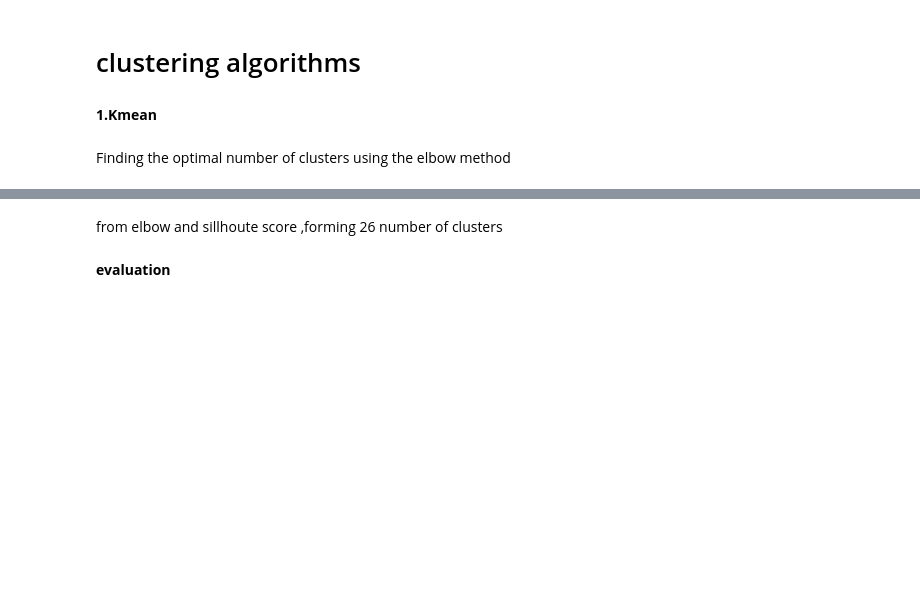
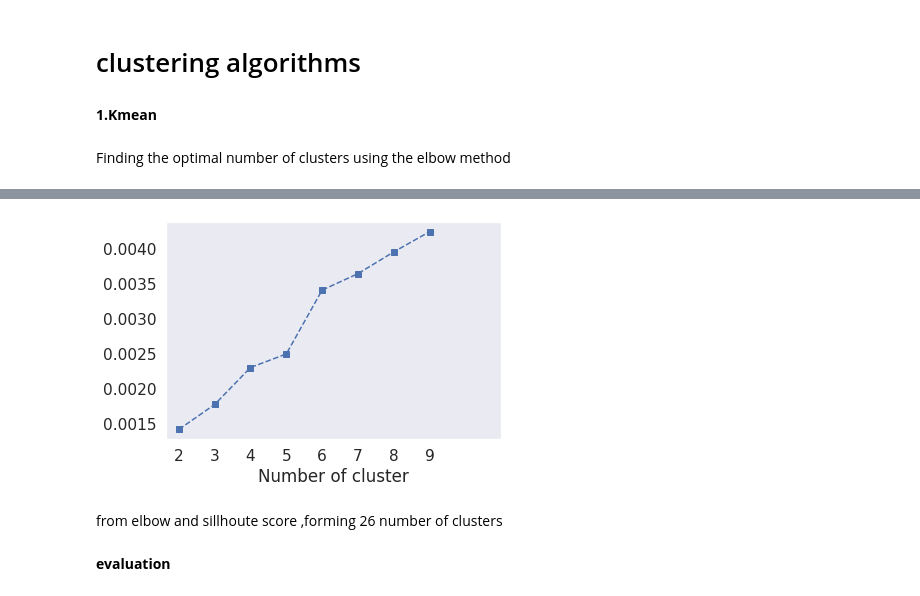
Before and after one commit to Saddam705/netflix-movie-and-TV-shows-clustring, a Jupyter notebook: Netflix_movie_and_TV_shows_clustering.ipynb, the cells around one changed output, grey strips where cells are left out. Drawn from its saved outputs; the diff is of its cells as text; code cells hidden in the pictures; blank space fills up the shorter version.

```diff
--- a/Netflix_movie_and_TV_shows_clustering.ipynb
+++ b/Netflix_movie_and_TV_shows_clustering.ipynb
@@ -1025,9 +1032,11 @@ cluster: 2       Sillhoute: 0.0014
 # %%
 #Plotting Sillhoute's score
 plt.plot(sill,'bs--')
-plt.xticks(list(range(0,30)),list(range(2,30)))
+plt.xticks(list(range(0,10)),list(range(2,10)))
 plt.grid(),plt.xlabel('Number of cluster')
 plt.show()
+# %% [output]
+[figure, added]
 # %% [markdown]
 from elbow and sillhoute score ,forming 26 number of clusters
 # %%
```
Also changed, not shown: parts of 12 cells of this notebook.
